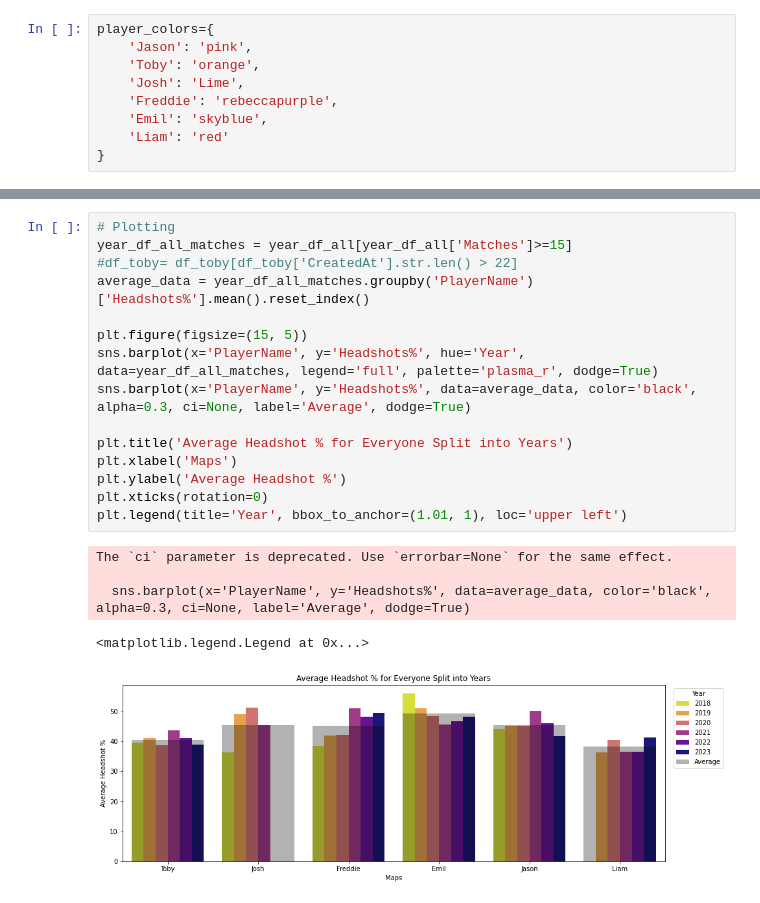
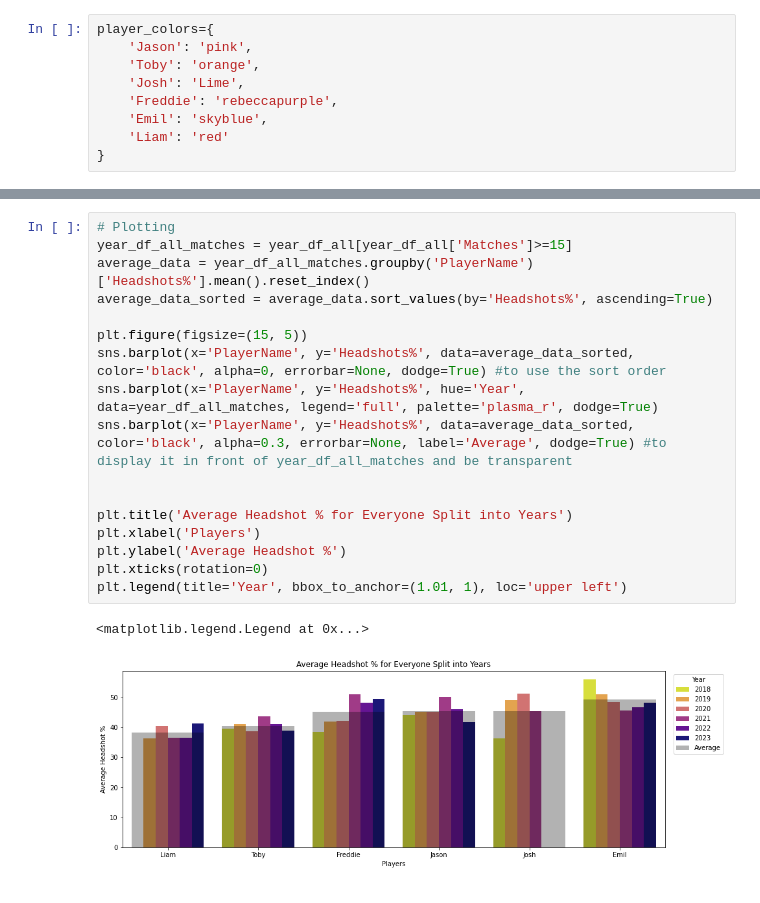
Before and after one commit to jasonhsu8/Faceit_Data_Collection, a Jupyter notebook: JJ Notebooks/DataVisualisation.ipynb, the cells around one changed output, grey strips where cells are left out. Cells and saved outputs as stored; diff of their text form.

Commit message:
more visuals

```diff
--- a/JJ Notebooks/DataVisualisation.ipynb
+++ b/JJ Notebooks/DataVisualisation.ipynb
@@ -617,21 +698,20 @@ The `ci` parameter is deprecated. Use `errorbar=None` for the same effect.
 # %%
 # Plotting
 year_df_all_matches = year_df_all[year_df_all['Matches']>=15]
-#df_toby= df_toby[df_toby['CreatedAt'].str.len() > 22]
 average_data = year_df_all_matches.groupby('PlayerName')['Headshots%'].mean().reset_index()
+average_data_sorted = average_data.sort_values(by='Headshots%', ascending=True)
 
 plt.figure(figsize=(15, 5))
+sns.barplot(x='PlayerName', y='Headshots%', data=average_data_sorted, color='black', alpha=0, errorbar=None, dodge=True) #to use the sort order
 sns.barplot(x='PlayerName', y='Headshots%', hue='Year', data=year_df_all_matches, legend='full', palette='plasma_r', dodge=True)
-sns.barplot(x='PlayerName', y='Headshots%', data=average_data, color='black', alpha=0.3, ci=None, label='Average', dodge=True)
+sns.barplot(x='PlayerName', y='Headshots%', data=average_data_sorted, color='black', alpha=0.3, errorbar=None, label='Average', dodge=True) #to display it in front of year_df_all_matches and be transparent
+
 
 plt.title('Average Headshot % for Everyone Split into Years')
-plt.xlabel('Maps')
+plt.xlabel('Players')
 plt.ylabel('Average Headshot %')
 plt.xticks(rotation=0)
 plt.legend(title='Year', bbox_to_anchor=(1.01, 1), loc='upper left')
 # %% [output]
-The `ci` parameter is deprecated. Use `errorbar=None` for the same effect.
-
-  sns.barplot(x='PlayerName', y='Headshots%', data=average_data, color='black', alpha=0.3, ci=None, label='Average', dodge=True)
+<matplotlib.legend.Legend at 0x...>
-<matplotlib.legend.Legend at 0x...>
-[figure, old version]
+[figure, new version]
```
Also changed, not shown: parts of 7 cells of this notebook.
